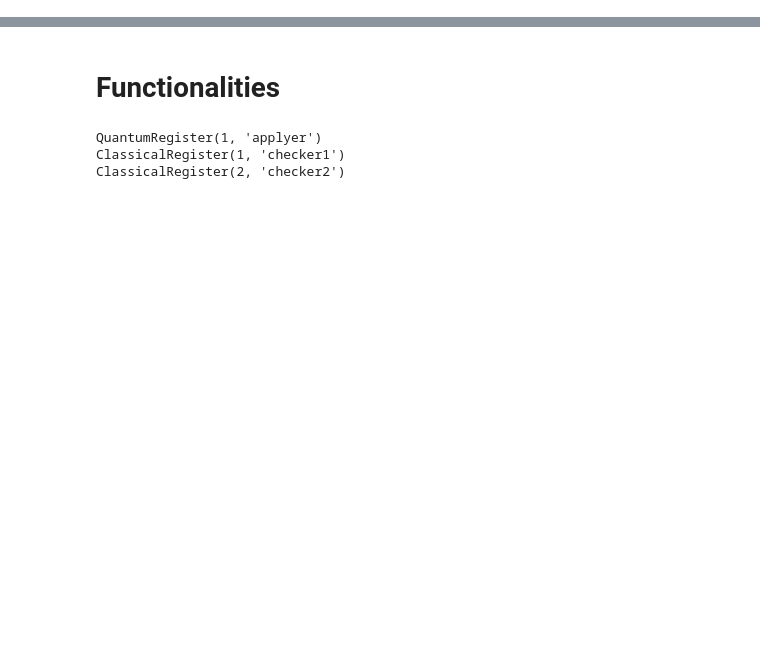
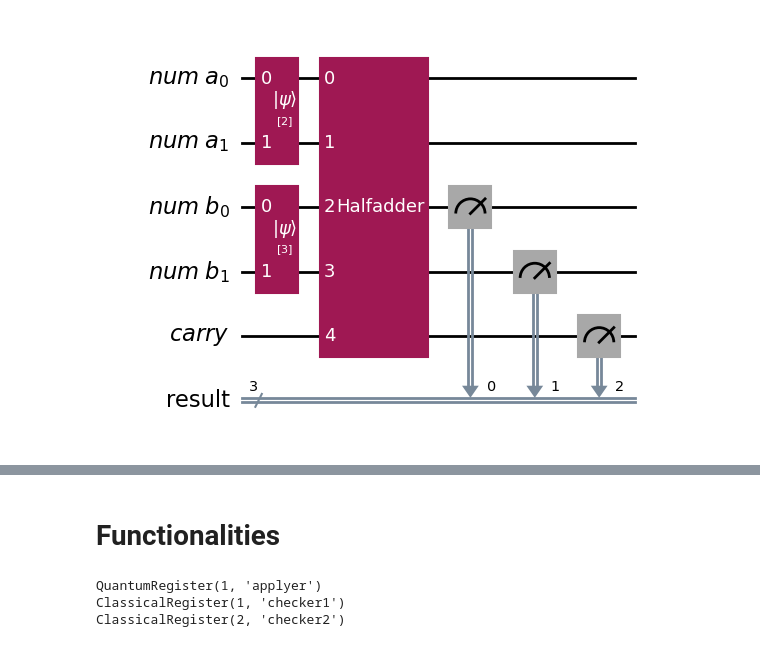
Before and after one commit to Harsh-L/Quantum-Computing-Introduction, a Jupyter notebook: Quantum_Computing_Arithmetic.ipynb, the cells around one changed output, grey strips where cells are left out. Drawn from its saved outputs; the diff is of its cells as text; code cells hidden in the pictures; blank space fills up the shorter version.

```diff
--- a/Quantum_Computing_Arithmetic.ipynb
+++ b/Quantum_Computing_Arithmetic.ipynb
@@ -471,0 +35,12 @@ Most likely product : 4
+# %%
+num_1 = int(input('Enter First Number : '))
+num_2 = int(input('Enter Second Number : '))
+
+num_qubits = max(num_1.bit_length(), num_2.bit_length(), 1)
+print(f'Each number : {num_qubits} qubits')
+print(f'Result : {num_qubits + 1} qubits (the sum can be one bit longer than the inputs)')
+print(f'Total circuit : {2 * num_qubits + 1} qubits')
+
+print(bin(num_1))
+print(bin(num_2))
+print(bin(num_1 + num_2))
@@ -471,0 +56,16 @@ Most likely product : 4
+# %%
+reg_a = QuantumRegister(num_qubits, 'num a')
+reg_b = QuantumRegister(num_qubits, 'num b')
+reg_carry = QuantumRegister(1, 'carry')
+reg_res = ClassicalRegister(num_qubits + 1, 'result')
+
+adder_circuit = QuantumCircuit(reg_a, reg_b, reg_carry, reg_res)
+adder_circuit.initialize(num_1, reg_a)
+adder_circuit.initialize(num_2, reg_b)
+adder_circuit.append(HalfAdderGate(num_qubits), [*reg_a, *reg_b, *reg_carry])
+
+# The sum ends up in register b plus the carry qubit
+adder_circuit.measure([*reg_b, *reg_carry], reg_res)
+adder_circuit.draw('mpl')
+# %% [output]
+[figure, added]
```
Also changed, not shown: parts of 72 cells of this notebook.
